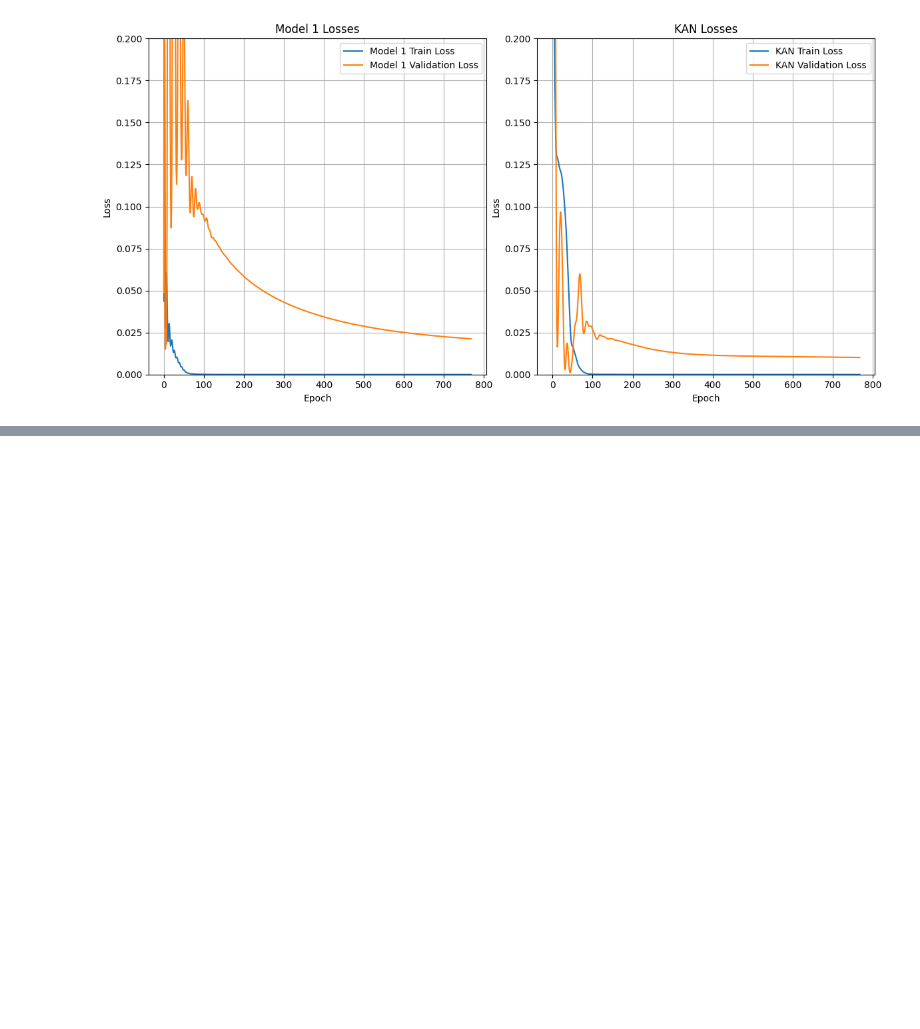
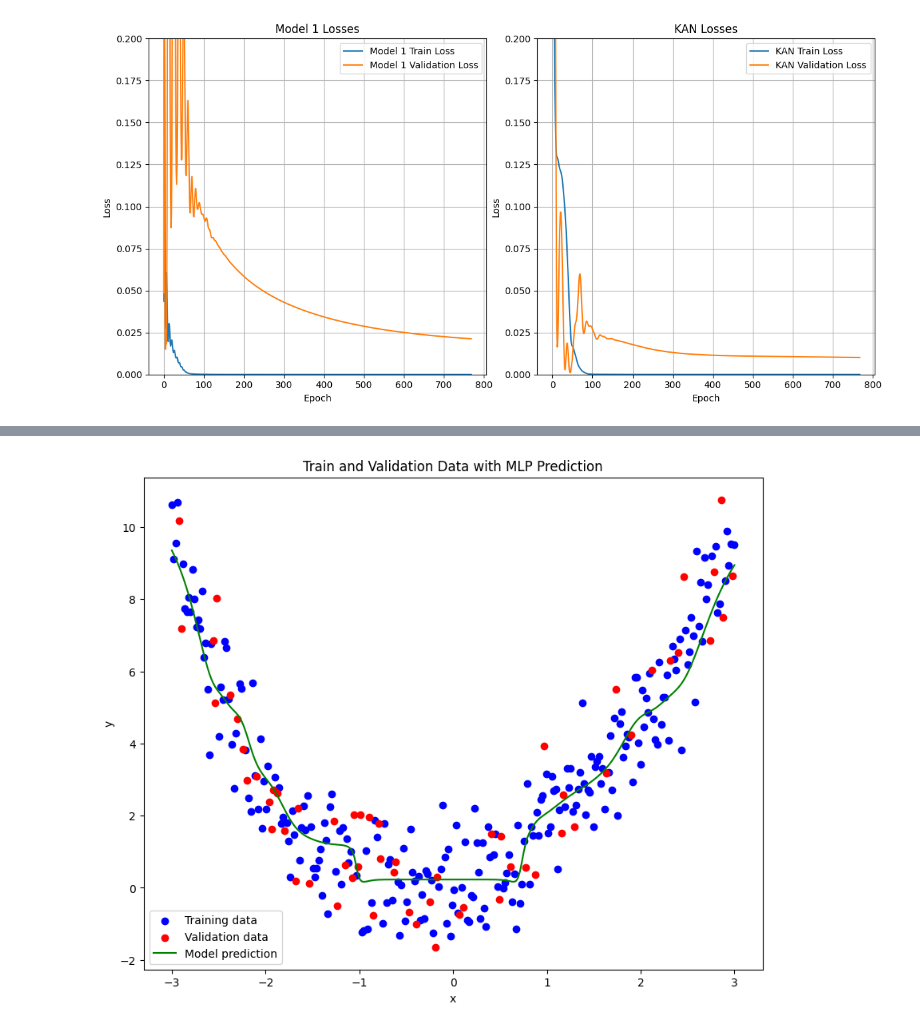
Before and after one commit to pop756/Quantum_KAN, a Jupyter notebook: BCE_classic.ipynb, the cells around one changed output, grey strips where cells are left out. Cells and saved outputs as stored; diff of their text form; code cells hidden in the pictures; blank space fills up the shorter version.

```diff
--- a/BCE_classic.ipynb
+++ b/BCE_classic.ipynb
@@ -662,0 +854,20 @@ tensor([[1.8120],
+# %%
+# 데이터와 모델의 예측 결과 시각화
+plt.figure(figsize=(10, 8))
+train_x, train_y = zip(*[(x.numpy(), y.numpy()) for x, y in train_dataset])
+val_x, val_y = zip(*[(x.numpy(), y.numpy()) for x, y in val_dataset])
+
+plt.scatter(train_x, train_y, color='blue', label='Training data')  # 훈련 데이터
+plt.scatter(val_x, val_y, color='red', label='Validation data')  # 검증 데이터
+
+with torch.no_grad():
+    predictions = model1(x_tensor).numpy()  # 모델에 의한 예측
+
+plt.plot(x, predictions, color='green', label='Model prediction')  # 예측 선
+plt.xlabel('x')
+plt.ylabel('y')
+plt.title('Train and Validation Data with MLP Prediction')
+plt.legend()
+plt.show()
+# %% [output]
+[figure, added]
```
Also changed, not shown: parts of 8 cells of this notebook, 11 other files.
